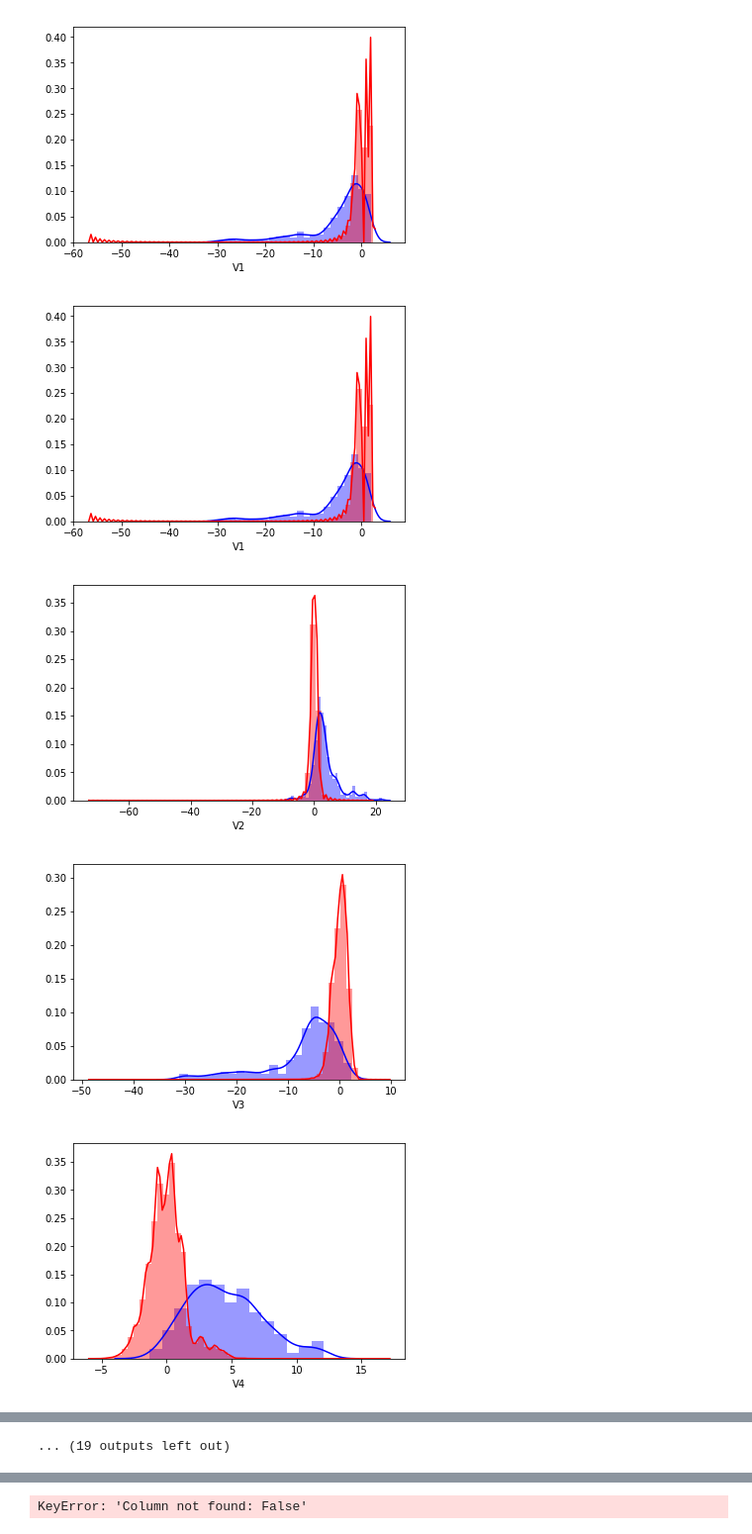
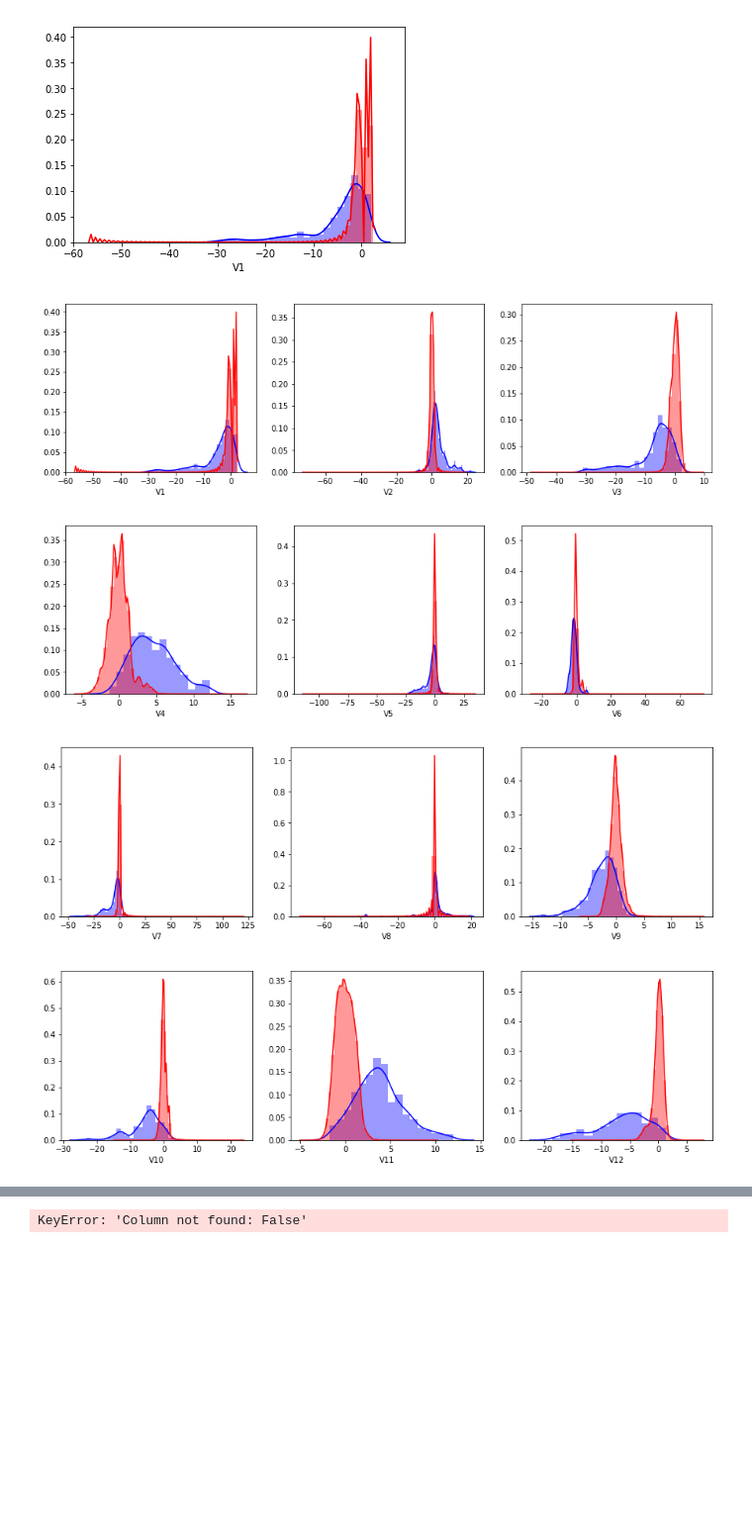
Before and after one commit to ganjiron/ganpython, a Jupyter notebook: jupyter/HW34.ipynb, the cells around one changed output, grey strips where cells are left out. Shown at 99% size. Cells and saved outputs as stored; diff of their text form; code cells hidden in the pictures; blank space fills up the shorter version.

```diff
--- a/jupyter/HW34.ipynb
+++ b/jupyter/HW34.ipynb
@@ -120,14 +105,18 @@ sns.distplot(d2, color="r")
 <matplotlib.axes._subplots.AxesSubplot at 0x...>
 [figure]
 # %%
+pos = [131,132,133]
 for i in range(1,creditcard.columns.size):
+    plot_lm_1 = plt.figure((i-1)//3)
+    plot_lm_1.set_figheight(4)
+    plot_lm_1.set_figwidth(15)
     d1 = cd[creditcard.columns[i]][creditcard.Class == 1]
     d2 = cd[creditcard.columns[i]][creditcard.Class == 0]
+    plt.subplot(pos[(i-1)%3])
     sns.distplot(d1, color="b")
     sns.distplot(d2, color="r")
-    plt.figure()
 # %% [output]
-[figure, old version]
+[figure, new version]
-[figure, old version]
+[figure, new version]
-[figure, old version]
+[figure, new version]
-[figure, old version]
+[figure, new version]
@@ -142 +128,0 @@ for i in range(1,creditcard.columns.size):
-... (19 outputs left out)
```
Also changed, not shown: parts of 4 cells of this notebook, 2 other files.
